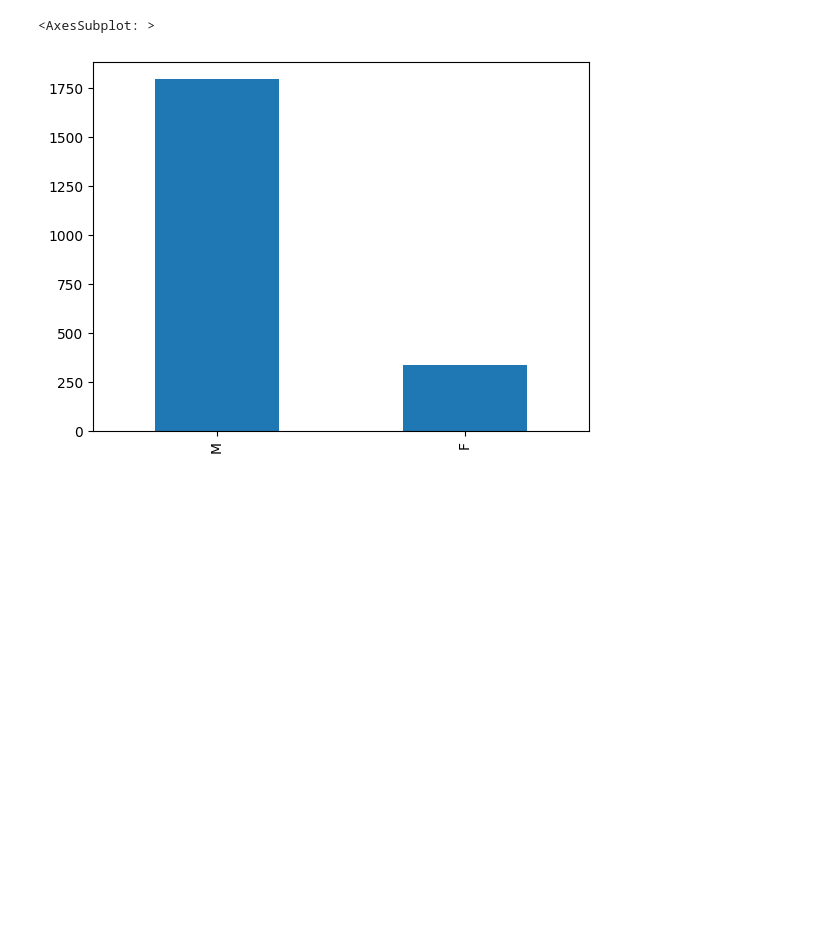
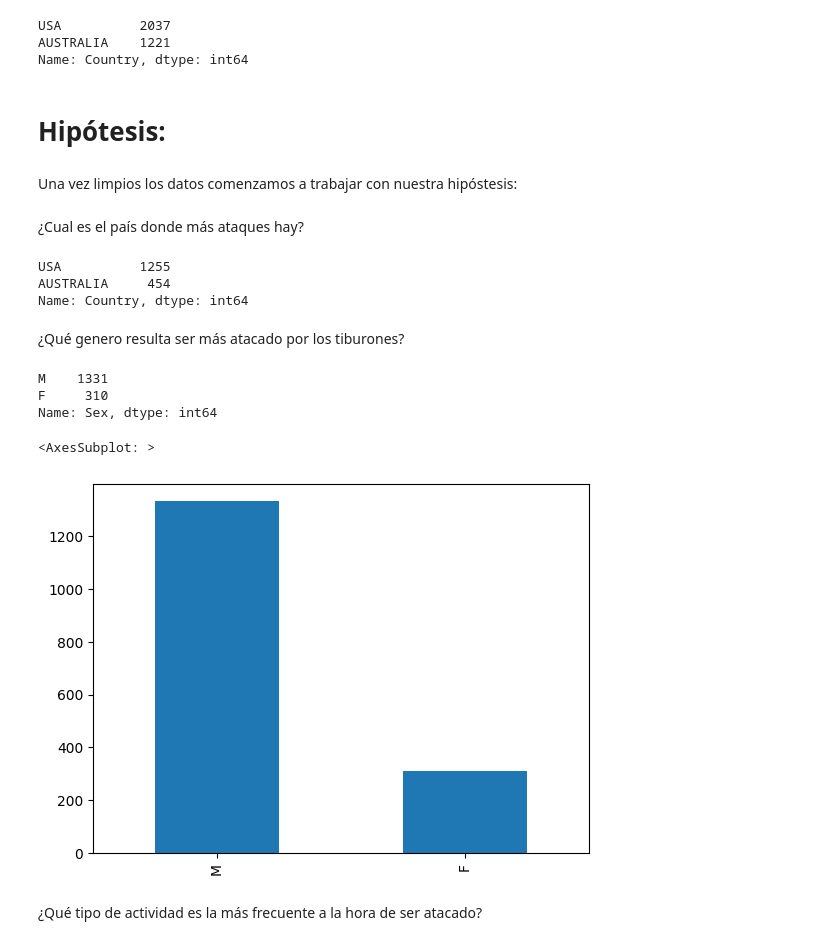
Before and after one commit to pgmar257/Project-Sharks, a Jupyter notebook: notebook/analytics.ipynb, the cells around one changed output. Saved outputs shown, nothing was run; the diff lists cells and outputs as text; code cells hidden in the pictures; blank space fills up the shorter version.

```diff
--- a/notebook/analytics.ipynb
+++ b/notebook/analytics.ipynb
@@ -15,0 +31,5 @@ data.head()
+# %%
+mask_country = (data['Country']  == 'USA') | (data['Country']  == 'AUSTRALIA')
+
+
+data_country = data.loc[mask_country]
@@ -16,5 +42,37 @@ data.head()
+# %%
+data_country['Country'].value_counts()
+# %% [output]
+USA          2037
+AUSTRALIA    1221
+Name: Country, dtype: int64
+# %%
+mask = (data_country['Date'] > '1990-01-1')
+
+df = data_country.loc[mask]
+# %% [markdown]
+# Hipótesis:
+# %% [markdown]
+Una vez limpios los datos comenzamos a trabajar con nuestra hipóstesis:
+# %% [markdown]
+¿Cual es el país donde más ataques hay?
+# %%
+df['Country'].value_counts()
+# %% [output]
+USA          1255
+AUSTRALIA     454
+Name: Country, dtype: int64
+# %% [markdown]
+¿Qué genero resulta ser más atacado por los tiburones?
+# %%
+df['Sex'].value_counts()
+# %% [output]
+M    1331
+F     310
+Name: Sex, dtype: int64
 # %%
-data['Sex'].value_counts().plot.bar()
+df['Sex'].value_counts().plot.bar()
 # %% [output]
 <AxesSubplot: >
-[figure, old version]
+[figure, new version]
+# %% [markdown]
+¿Qué tipo de actividad es la más frecuente a la hora de ser atacado?
```
Also changed, not shown: parts of 15 cells of this notebook, 3 other files.
